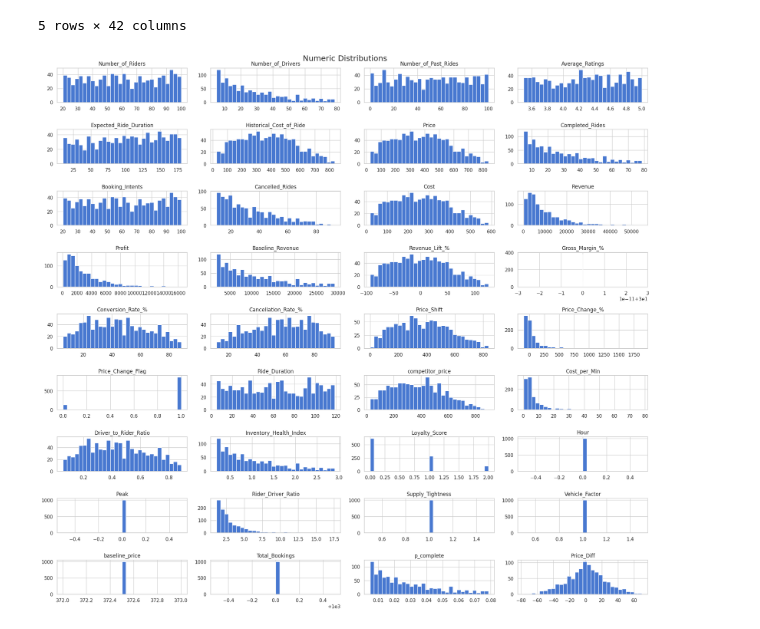
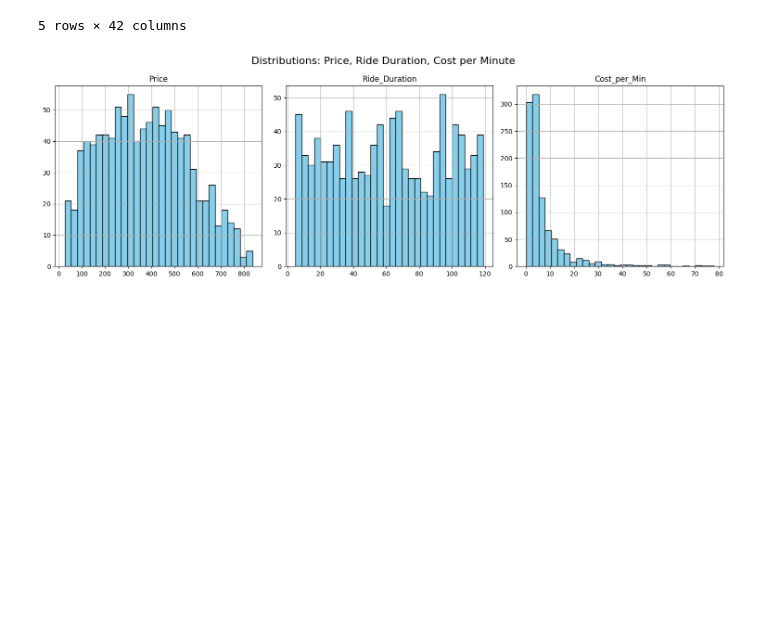
Before and after one commit to Deepikadhinakaran/AI_price_optima, a Jupyter notebook: price_optima.ipynb, the cells around one changed output. Drawn from its saved outputs; the diff is of its cells as text; code cells hidden in the pictures; blank space fills up the shorter version.

```diff
--- a/price_optima.ipynb
+++ b/price_optima.ipynb
@@ -326,15 +326,16 @@ df.head()
 | 4 | 78.0 | 22.0 | Rural | Regular | 74.0 | ... |
 5 rows × 42 columns
 # %%
+# --------------------------
+# Histograms
+# --------------------------
+selected_cols = ["Price", "Ride_Duration", "Cost_per_Min"]
 
+df[selected_cols].hist(bins=30, figsize=(15, 5), layout=(1, 3), color="skyblue", edgecolor="black")
 
-numeric_cols = df.select_dtypes(include="number").columns
-
-# Histograms - one per variable
-df[numeric_cols].hist(bins=30, figsize=(20, 20), layout=(len(numeric_cols)//4 + 1, 4))
-plt.suptitle("Numeric Distributions", fontsize=18)
+plt.suptitle("Distributions: Price, Ride Duration, Cost per Minute", fontsize=16)
 plt.tight_layout()
 plt.show()
 # %% [output]
-[figure, old version]
+[figure, new version]
 # %%
```
Also changed, not shown: parts of 7 cells of this notebook.
